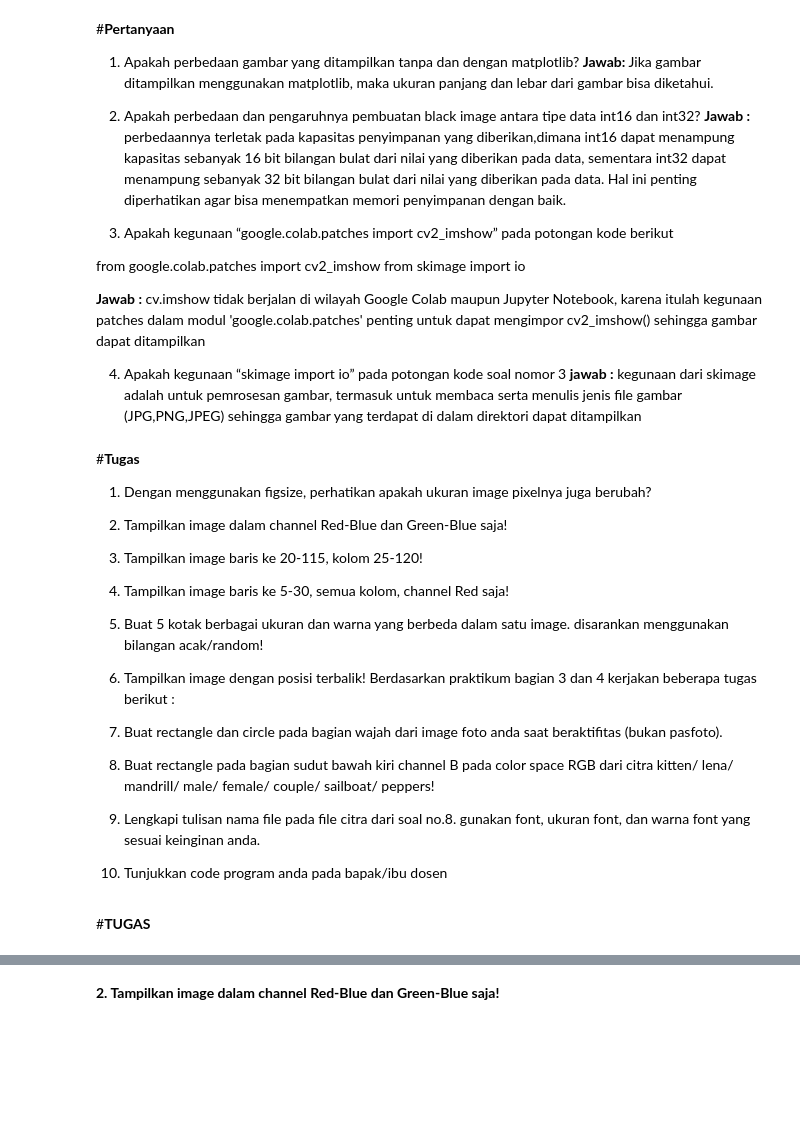
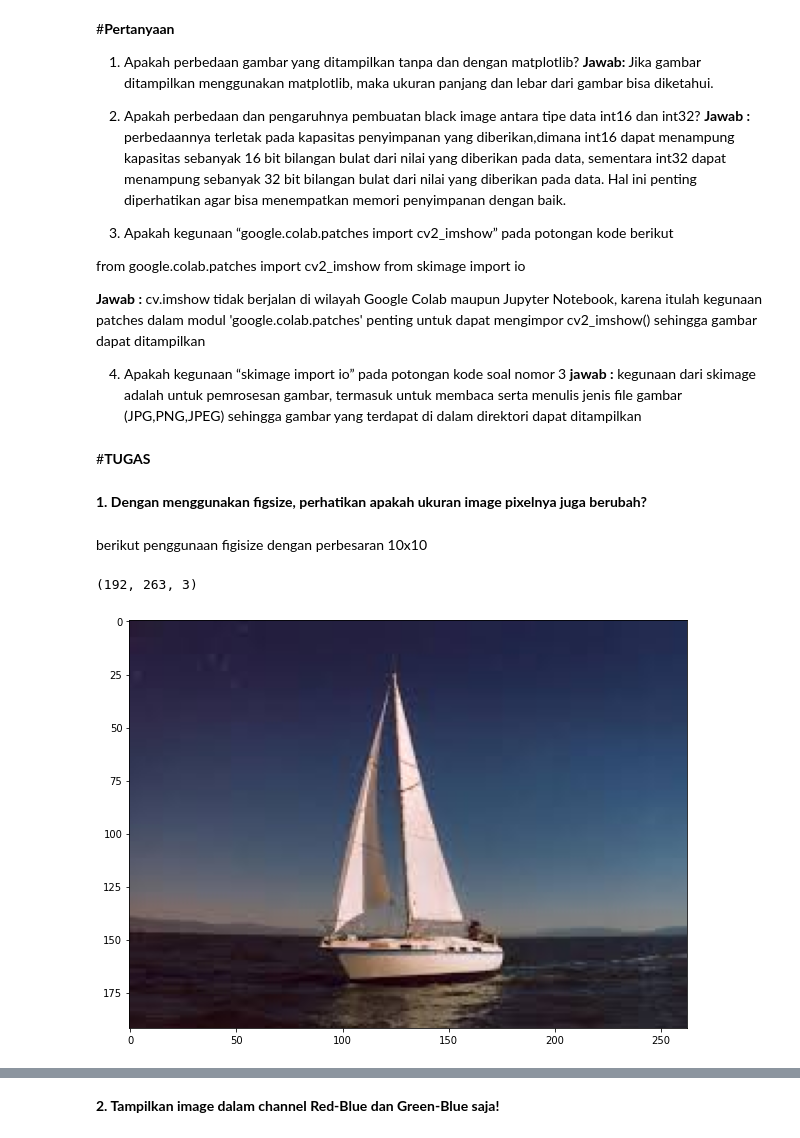
Before and after one commit to NurlailyAsrobika16/PCVK_Genap_2023, a Jupyter notebook: Week2.ipynb, the cells around one changed output, grey strips where cells are left out. Drawn from its saved outputs; the diff is of its cells as text; code cells hidden in the pictures; blank space fills up the shorter version.

```diff
--- a/Week2.ipynb
+++ b/Week2.ipynb
@@ -177,27 +183,21 @@ from skimage import io
 
 4. Apakah kegunaan “skimage import io” pada potongan kode soal nomor 3
 **jawab :** kegunaan dari skimage adalah untuk pemrosesan gambar, termasuk untuk membaca serta menulis jenis file gambar (JPG,PNG,JPEG) sehingga gambar yang terdapat di dalam direktori dapat ditampilkan
-# %% [markdown]
-#**Tugas**
-
-1. Dengan menggunakan figsize, perhatikan apakah ukuran image pixelnya juga berubah?
-
-2. Tampilkan image dalam channel Red-Blue dan Green-Blue saja!
-
-3. Tampilkan image baris ke 20-115, kolom 25-120!
-
-4. Tampilkan image baris ke 5-30, semua kolom, channel Red saja!
-
-5. Buat 5 kotak berbagai ukuran dan warna yang berbeda dalam satu image. disarankan menggunakan bilangan acak/random!
-
-6. Tampilkan image dengan posisi terbalik! Berdasarkan praktikum bagian 3 dan 4 kerjakan beberapa tugas berikut :
-
-7. Buat rectangle dan circle pada bagian wajah dari image foto anda saat beraktifitas (bukan pasfoto).
-
-8. Buat rectangle pada bagian sudut bawah kiri channel B pada color space RGB dari citra kitten/ lena/ mandrill/ male/ female/ couple/ sailboat/ peppers!
-
-9. Lengkapi tulisan nama file pada file citra dari soal no.8. gunakan font, ukuran font, dan warna font yang sesuai keinginan anda.
-
-10. Tunjukkan code program anda pada bapak/ibu dosen
 # %% [markdown]
 #**TUGAS**
+# %% [markdown]
+**1. Dengan menggunakan figsize, perhatikan apakah ukuran image pixelnya juga berubah?**
+# %% [markdown]
+berikut penggunaan figisize dengan perbesaran 10x10
+# %%
+img5 = cv.cvtColor(img,cv.COLOR_BGR2RGB)
+
+#simpan File image
+#ditampilan plot dengan ukuran canvas yg lebih besar
+fig = plt.figure(figsize=(10,10))
+ax = fig.add_subplot(111)
+ax.imshow(img5)
+print(img5.shape)
+# %% [output]
+(192, 263, 3)
+[figure, added]
```
Also changed, not shown: parts of 12 cells of this notebook.
